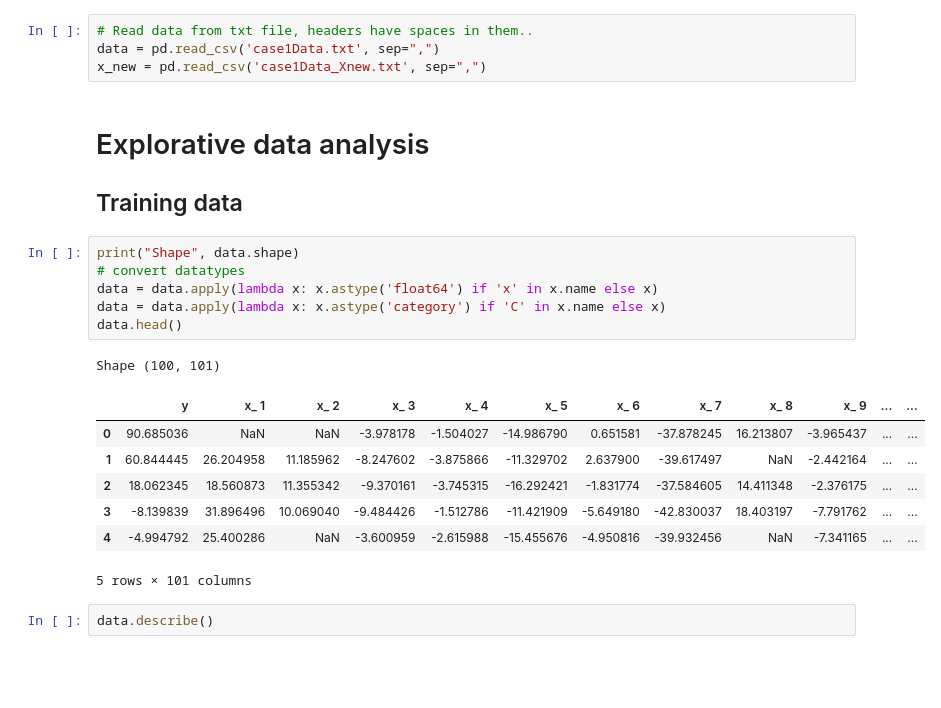
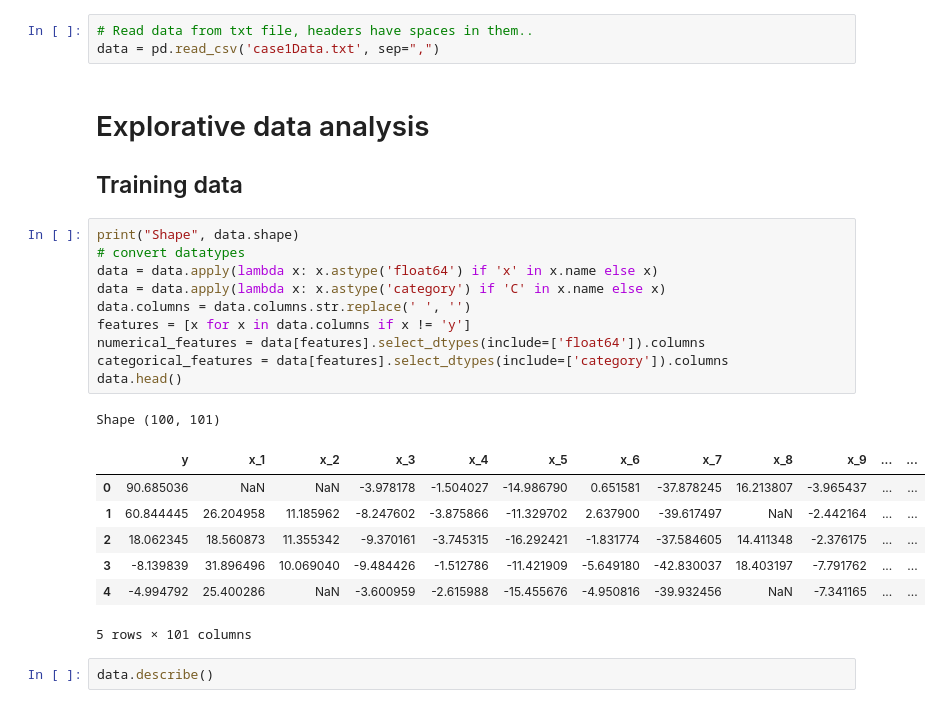
Before and after one commit to SorenBlattBendtsen/02582, a Jupyter notebook: Assignment_1/ass1_soren_copy1.ipynb, the cells around one changed output. Cells and saved outputs as stored; diff of their text form; blank space fills up the shorter version.

```diff
--- a/Assignment_1/ass1_soren_copy1.ipynb
+++ b/Assignment_1/ass1_soren_copy1.ipynb
@@ -20,7 +28,6 @@ sns.set() # Set searborn as default
 # %%
 # Read data from txt file, headers have spaces in them..
 data = pd.read_csv('case1Data.txt', sep=",")
-x_new = pd.read_csv('case1Data_Xnew.txt', sep=",")
 # %% [markdown]
 # Explorative data analysis
 
@@ -28,12 +35,16 @@ x_new = pd.read_csv('case1Data_Xnew.txt', sep=",")
 # %%
 print("Shape", data.shape)
 # convert datatypes
 data = data.apply(lambda x: x.astype('float64') if 'x' in x.name else x)
 data = data.apply(lambda x: x.astype('category') if 'C' in x.name else x)
+data.columns = data.columns.str.replace(' ', '')
+features = [x for x in data.columns if x != 'y']
+numerical_features = data[features].select_dtypes(include=['float64']).columns
+categorical_features = data[features].select_dtypes(include=['category']).columns
 data.head()
 # %% [output]
 Shape (100, 101)
-|  | y | x_ 1 | x_ 2 | x_ 3 | x_ 4 | x_ 5 | x_ 6 | x_ 7 | x_ 8 | x_ 9 | ... | ... |
+|  | y | x_1 | x_2 | x_3 | x_4 | x_5 | x_6 | x_7 | x_8 | x_9 | ... | ... |
 | 0 | 90.685036 | NaN | NaN | -3.978178 | -1.504027 | -14.986790 | 0.651581 | -37.878245 | 16.213807 | -3.965437 | ... | ... |
 | 1 | 60.844445 | 26.204958 | 11.185962 | -8.247602 | -3.875866 | -11.329702 | 2.637900 | -39.617497 | NaN | -2.442164 | ... | ... |
 | 2 | 18.062345 | 18.560873 | 11.355342 | -9.370161 | -3.745315 | -16.292421 | -1.831774 | -37.584605 | 14.411348 | -2.376175 | ... | ... |
```
Also changed, not shown: parts of 40 cells of this notebook, 4 other files.
